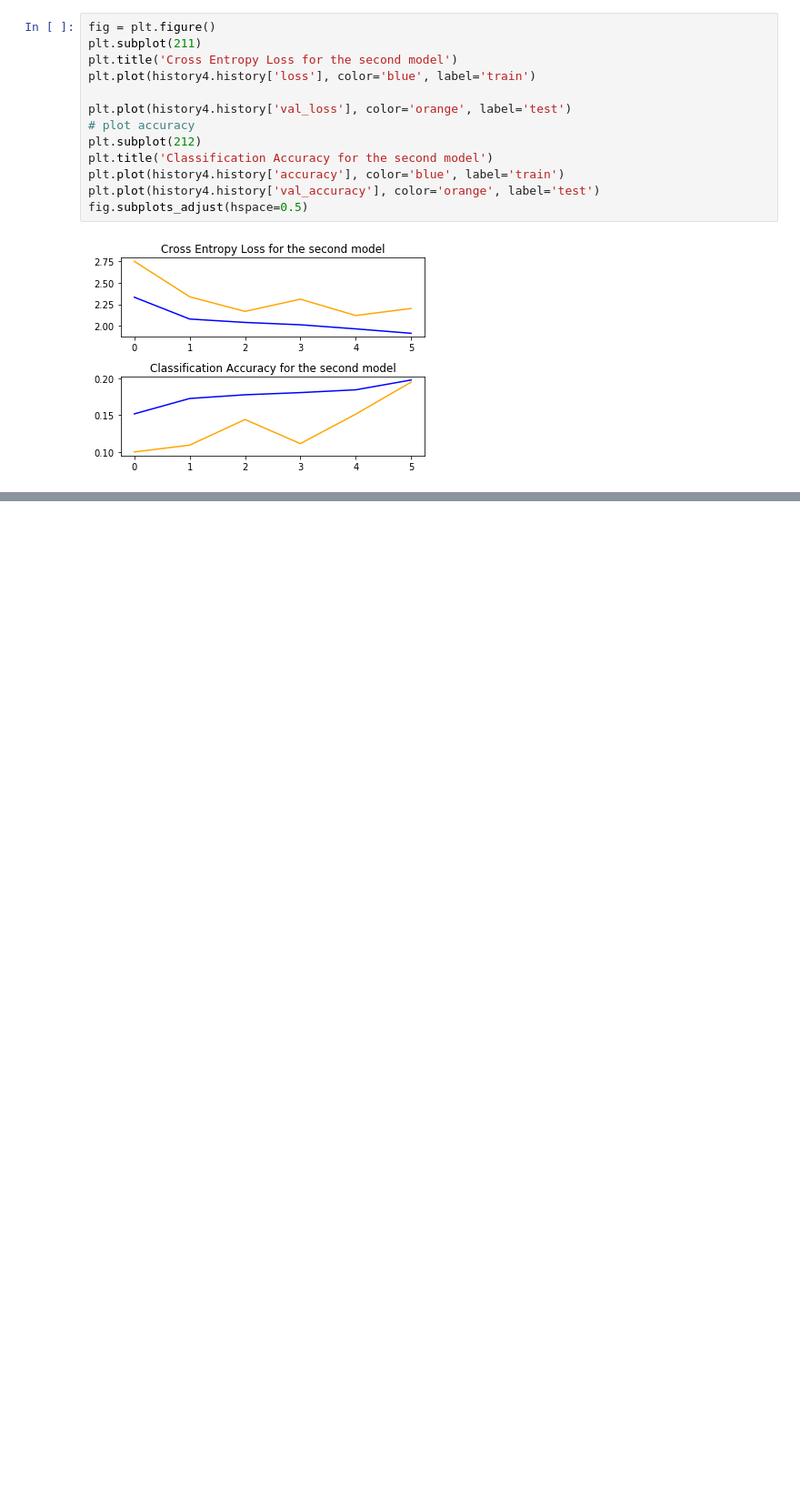
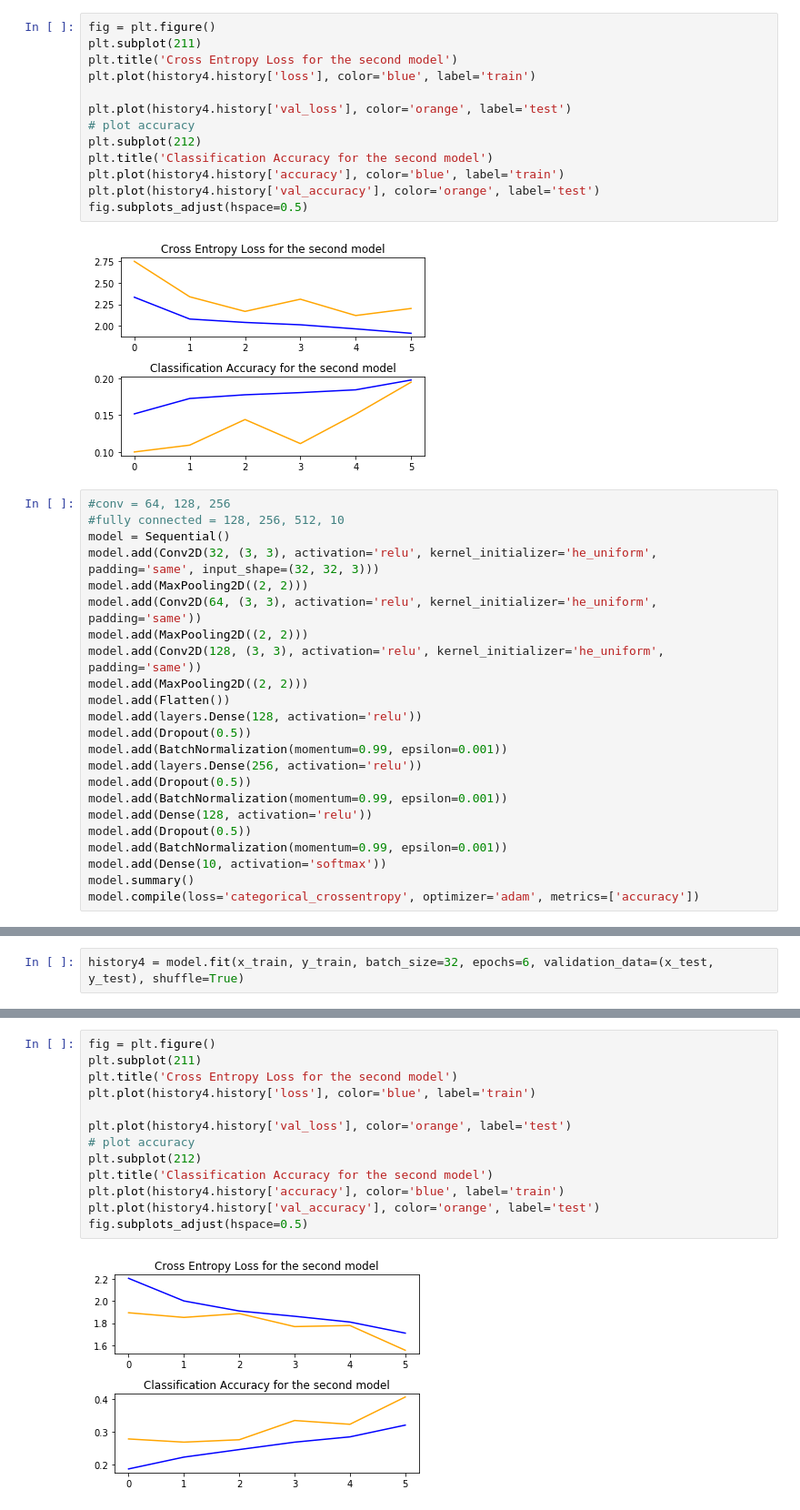
Before and after one commit to iamerroralpha/DLHW5, a Jupyter notebook: A5_CIFAR10_ObjectClassification_code_PoderDelQubit.ipynb, the cells around one changed output, grey strips where cells are left out. Shown at 91% size. Cells and saved outputs as stored; diff of their text form; blank space fills up the shorter version.

```diff
--- a/A5_CIFAR10_ObjectClassification_code_PoderDelQubit.ipynb
+++ b/A5_CIFAR10_ObjectClassification_code_PoderDelQubit.ipynb
@@ -341,3 +339,26 @@ plt.plot(history4.history['val_accuracy'], color='orange', label='test')
 fig.subplots_adjust(hspace=0.5)
 # %% [output]
 [figure]
+# %%
+#conv = 64, 128, 256
+#fully connected = 128, 256, 512, 10
+model = Sequential()
+model.add(Conv2D(32, (3, 3), activation='relu', kernel_initializer='he_uniform', padding='same', input_shape=(32, 32, 3)))
+model.add(MaxPooling2D((2, 2)))
+model.add(Conv2D(64, (3, 3), activation='relu', kernel_initializer='he_uniform', padding='same'))
+model.add(MaxPooling2D((2, 2)))
+model.add(Conv2D(128, (3, 3), activation='relu', kernel_initializer='he_uniform', padding='same'))
+model.add(MaxPooling2D((2, 2)))
+model.add(Flatten())
+model.add(layers.Dense(128, activation='relu'))
+model.add(Dropout(0.5))
+model.add(BatchNormalization(momentum=0.99, epsilon=0.001))
+model.add(layers.Dense(256, activation='relu'))
+model.add(Dropout(0.5))
+model.add(BatchNormalization(momentum=0.99, epsilon=0.001))
+model.add(Dense(128, activation='relu'))
+model.add(Dropout(0.5))
+model.add(BatchNormalization(momentum=0.99, epsilon=0.001))
+model.add(Dense(10, activation='softmax'))
+model.summary()
+model.compile(loss='categorical_crossentropy', optimizer='adam', metrics=['accuracy'])
@@ -343,0 +383,2 @@ fig.subplots_adjust(hspace=0.5)
+# %%
+history4 = model.fit(x_train, y_train, batch_size=32, epochs=6, validation_data=(x_test, y_test), shuffle=True)
@@ -343,0 +401,15 @@ fig.subplots_adjust(hspace=0.5)
+# %%
+fig = plt.figure()
+plt.subplot(211)
+plt.title('Cross Entropy Loss for the second model')
+plt.plot(history4.history['loss'], color='blue', label='train')
+
+plt.plot(history4.history['val_loss'], color='orange', label='test')
+# plot accuracy
+plt.subplot(212)
+plt.title('Classification Accuracy for the second model')
+plt.plot(history4.history['accuracy'], color='blue', label='train')
+plt.plot(history4.history['val_accuracy'], color='orange', label='test')
+fig.subplots_adjust(hspace=0.5)
+# %% [output]
+[figure, added]
```
Also changed, not shown: parts of 20 cells of this notebook.
